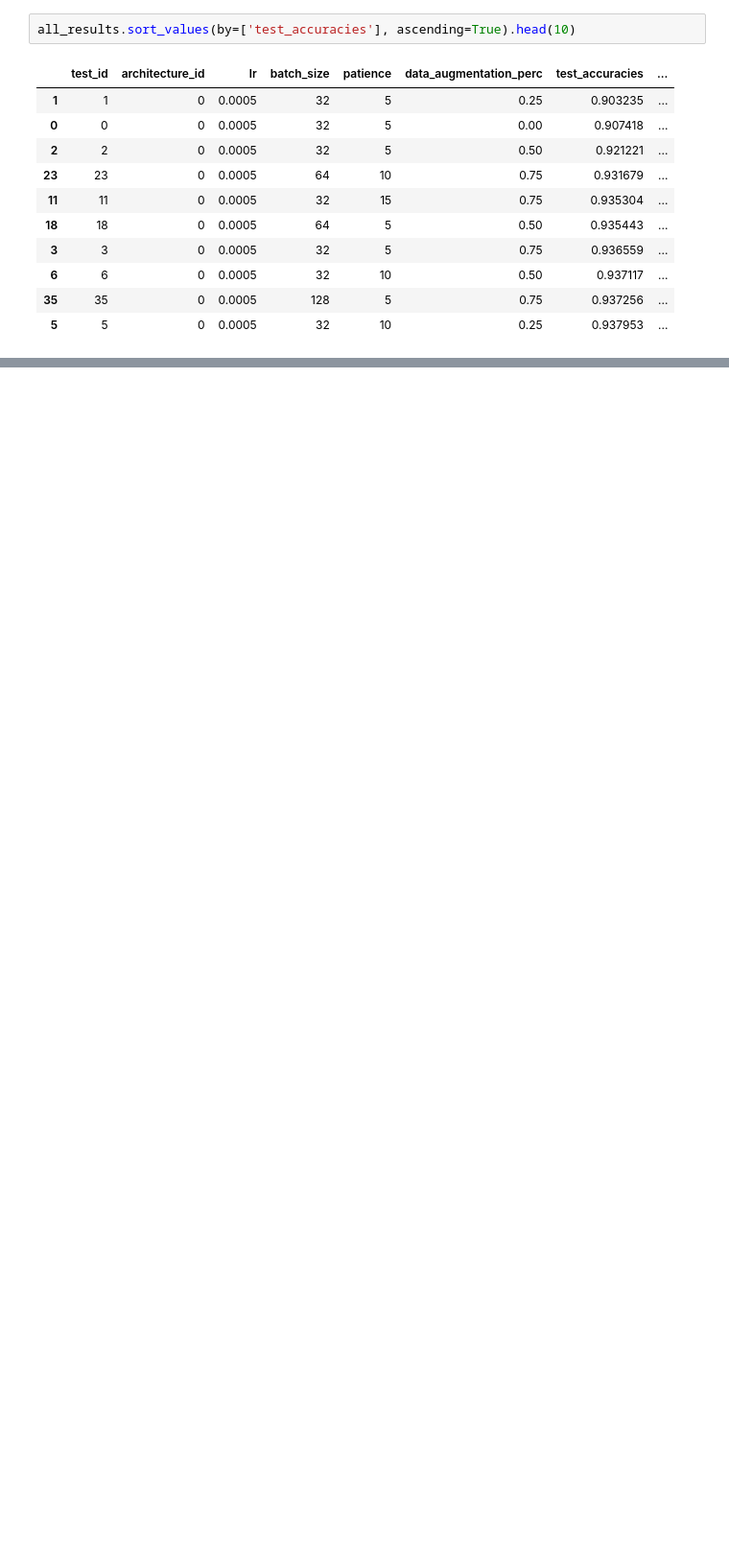
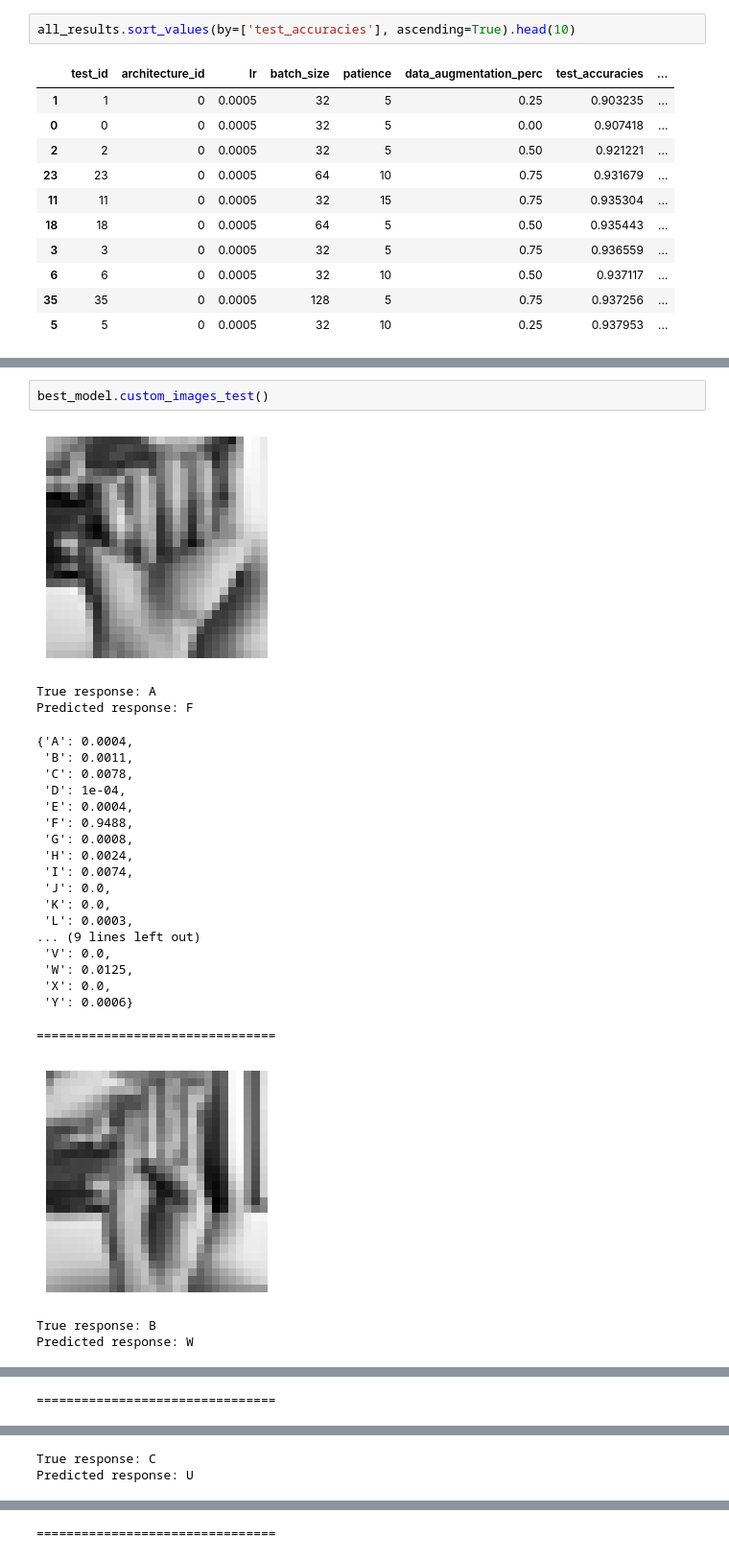
Before and after one commit to Lotto98/Sign-Language-MNIST, a Jupyter notebook: src/LeNet5.ipynb, the cells around one changed output, grey strips where cells are left out. Shown at 96% size. Cells and saved outputs as stored; diff of their text form; blank space fills up the shorter version.

```diff
--- a/src/LeNet5.ipynb
+++ b/src/LeNet5.ipynb
@@ -109,0 +93,27 @@ LeNet5_test_1
+# %%
+best_model.custom_images_test()
+# %% [output]
+[figure, added]
+True response: A
+Predicted response: F
+{'A': 0.0004,
+ 'B': 0.0011,
+ 'C': 0.0078,
+ 'D': 1e-04,
+ 'E': 0.0004,
+ 'F': 0.9488,
+ 'G': 0.0008,
+ 'H': 0.0024,
+ 'I': 0.0074,
+ 'J': 0.0,
+ 'K': 0.0,
+ 'L': 0.0003,
+... (9 lines left out)
+ 'V': 0.0,
+ 'W': 0.0125,
+ 'X': 0.0,
+ 'Y': 0.0006}
+================================
+[figure, added]
+True response: B
+Predicted response: W
@@ -109,0 +137 @@ LeNet5_test_1
+================================
@@ -109,0 +139,2 @@ LeNet5_test_1
+True response: C
+Predicted response: U
@@ -109,0 +158 @@ LeNet5_test_1
+================================
```
Also changed, not shown: parts of 8 cells of this notebook, 4 other files.
